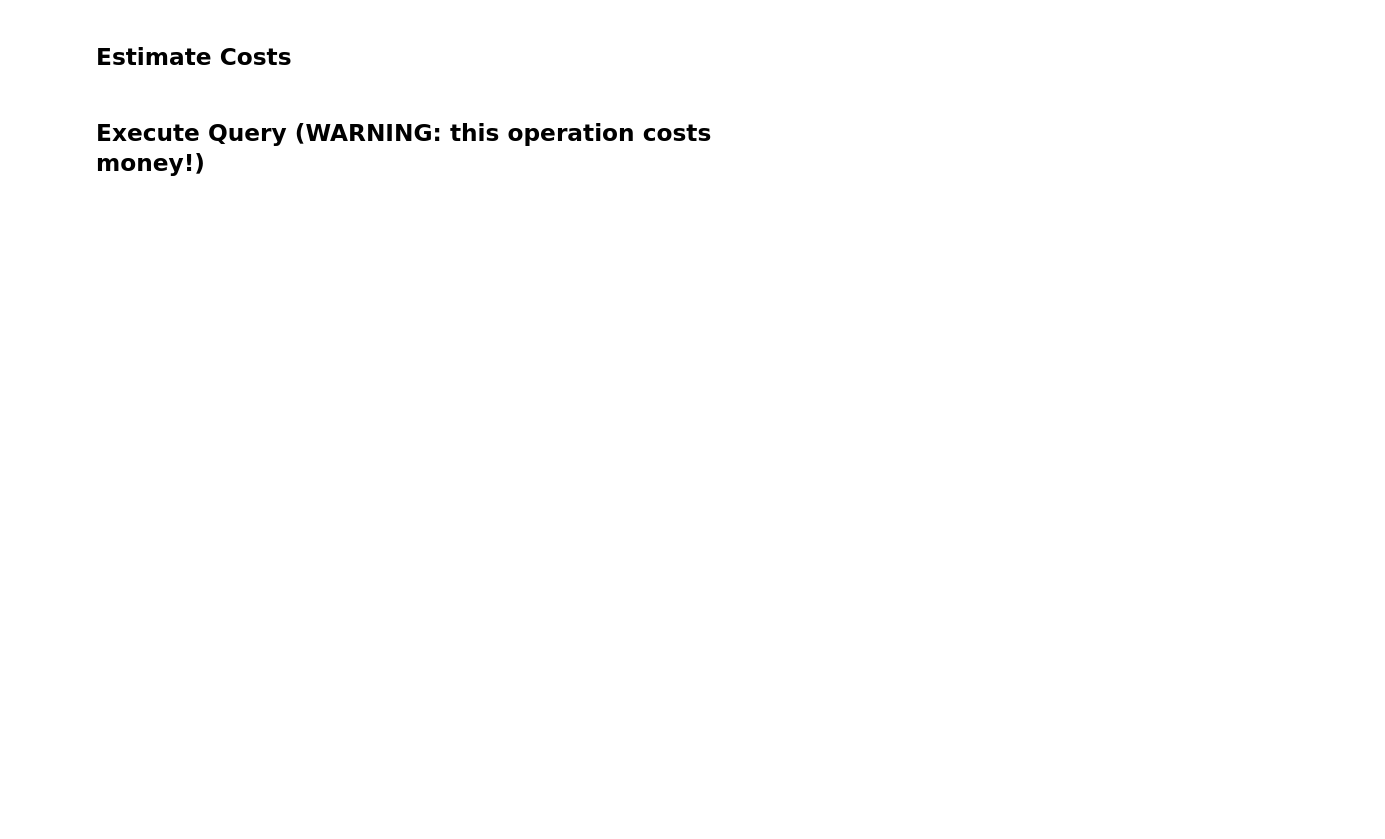
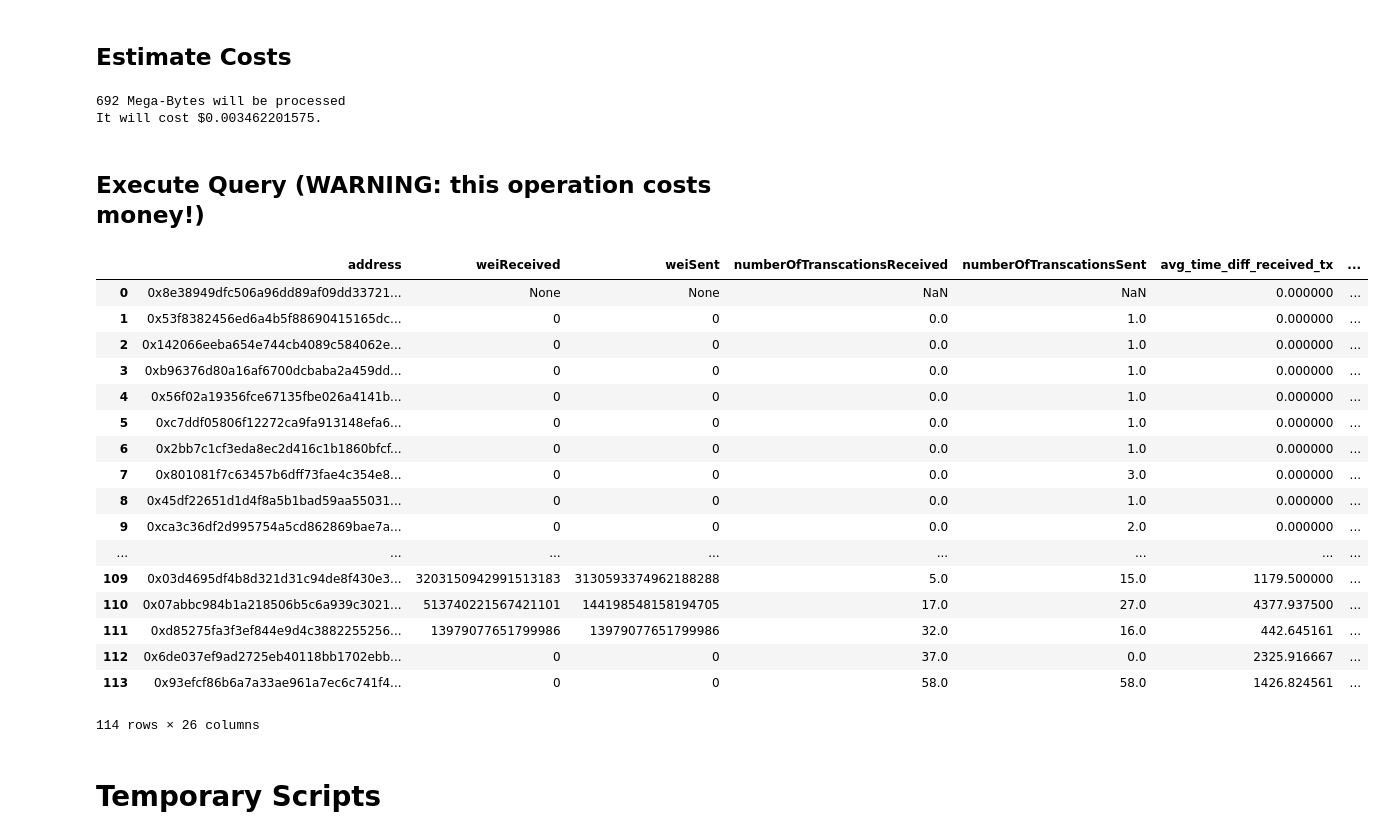
Before and after one commit to mgsgde/ethcluster, a Jupyter notebook: bigquery/features.ipynb, the cells around one changed output. Saved outputs shown, nothing was run; the diff lists cells and outputs as text; code cells hidden in the pictures; blank space fills up the shorter version.

Commit message:
implementing script for automatically creating feature tables

```diff
--- a/bigquery/features.ipynb
+++ b/bigquery/features.ipynb
@@ -4,7 +4,7 @@
 ## Configuration of Sample
 # %%
 # Due to the nature of selecting random rows via sql the number of addresses is approximated
-approximate_number_of_addresses = 5000
+approximate_number_of_addresses = 100
 
 # (start, end), format: dd.mm.yyyy
 observation_period = ("2020-02-15", "2020-02-15")
@@ -13,6 +13,8 @@ observation_period = ("2020-02-15", "2020-02-15")
 # random: selects random addresses, that have been active within the observation period.
 # richest: selects the accounts that have the most ether
 address_selection = "random"
+
+max_bigquery_costs_usd = 2
 # %% [markdown]
 ## Creating Views
 # %% [markdown]
@@ -807,4 +827,67 @@ Successfully created view: 'features_random_5000_2020_02_15_2020_02_15_view'
 # %% [markdown]
 ## Estimate Costs
+# %%
+table_name = "features"
+table_id = "{}_{}_{}_{}_{}".format(table_name, address_selection, approximate_number_of_addresses, observation_period[0].replace("-","_"),observation_period[1].replace("-","_"))
+
+job_config = bigquery.QueryJobConfig(destination="masterarbeit-245718.ethereum_us.{table_id}".format(table_id = table_id))
+job_config.dry_run = True
+job_config.use_query_cache = False
+
+sql = """
+    SELECT *
+    FROM `masterarbeit-245718.ethereum_us.{view_id_features}`
+""".format(view_id_features = view_ids["features"])
+
+# Start the query, passing in the extra configuration.
+query_job = client.query(sql, job_config=job_config)  # Make an API request.
+
+cost_dollars = (query_job.total_bytes_processed / 10 ** 12) * 5
+
+print("{} Mega-Bytes will be processed".format(round(query_job.total_bytes_processed / 10 ** 6)))
+print("It will cost ${}.".format(cost_dollars))
+# %% [output]
+692 Mega-Bytes will be processed
+It will cost $0.003462201575.
 # %% [markdown]
 ## Execute Query (WARNING: this operation costs money!)
+# %%
+table_name = "features"
+table_id = "{}_{}_{}_{}_{}".format(table_name, address_selection, approximate_number_of_addresses, observation_period[0].replace("-","_"),observation_period[1].replace("-","_"))
+
+job_config = bigquery.QueryJobConfig(destination="masterarbeit-245718.ethereum_us.{table_id}".format(table_id = table_id))
+
+sql = """
+    SELECT *
+    FROM `masterarbeit-245718.ethereum_us.{view_id_features}`
+""".format(view_id_features = view_ids["features"])
+
+# Start the query, passing in the extra configuration.
+if (cost_dollars > max_bigquery_costs_usd):
+    raise Exception("Warning: This operation costs $ {}.".format(cost_dollars))
+
+query_job = client.query(sql, job_config=job_config)  # Make an API request.
+data = query_job.result().to_dataframe();
+
+data
+# %% [output]
+|  | address | weiReceived | weiSent | numberOfTranscationsReceived | numberOfTranscationsSent | avg_time_diff_received_tx | ... |
+| 0 | 0x8e38949dfc506a96dd89af09dd33721... | None | None | NaN | NaN | 0.000000 | ... |
+| 1 | 0x53f8382456ed6a4b5f88690415165dc... | 0 | 0 | 0.0 | 1.0 | 0.000000 | ... |
+| 2 | 0x142066eeba654e744cb4089c584062e... | 0 | 0 | 0.0 | 1.0 | 0.000000 | ... |
+| 3 | 0xb96376d80a16af6700dcbaba2a459dd... | 0 | 0 | 0.0 | 1.0 | 0.000000 | ... |
+| 4 | 0x56f02a19356fce67135fbe026a4141b... | 0 | 0 | 0.0 | 1.0 | 0.000000 | ... |
+| 5 | 0xc7ddf05806f12272ca9fa913148efa6... | 0 | 0 | 0.0 | 1.0 | 0.000000 | ... |
+| 6 | 0x2bb7c1cf3eda8ec2d416c1b1860bfcf... | 0 | 0 | 0.0 | 1.0 | 0.000000 | ... |
+| 7 | 0x801081f7c63457b6dff73fae4c354e8... | 0 | 0 | 0.0 | 3.0 | 0.000000 | ... |
+| 8 | 0x45df22651d1d4f8a5b1bad59aa55031... | 0 | 0 | 0.0 | 1.0 | 0.000000 | ... |
+| 9 | 0xca3c36df2d995754a5cd862869bae7a... | 0 | 0 | 0.0 | 2.0 | 0.000000 | ... |
+| ... | ... | ... | ... | ... | ... | ... | ... |
+| 109 | 0x03d4695df4b8d321d31c94de8f430e3... | 3203150942991513183 | 3130593374962188288 | 5.0 | 15.0 | 1179.500000 | ... |
+| 110 | 0x07abbc984b1a218506b5c6a939c3021... | 513740221567421101 | 144198548158194705 | 17.0 | 27.0 | 4377.937500 | ... |
+| 111 | 0xd85275fa3f3ef844e9d4c3882255256... | 13979077651799986 | 13979077651799986 | 32.0 | 16.0 | 442.645161 | ... |
+| 112 | 0x6de037ef9ad2725eb40118bb1702ebb... | 0 | 0 | 37.0 | 0.0 | 2325.916667 | ... |
+| 113 | 0x93efcf86b6a7a33ae961a7ec6c741f4... | 0 | 0 | 58.0 | 58.0 | 1426.824561 | ... |
+114 rows × 26 columns
+# %% [markdown]
+# Temporary Scripts
```
Also changed, not shown: parts of 25 cells of this notebook.
